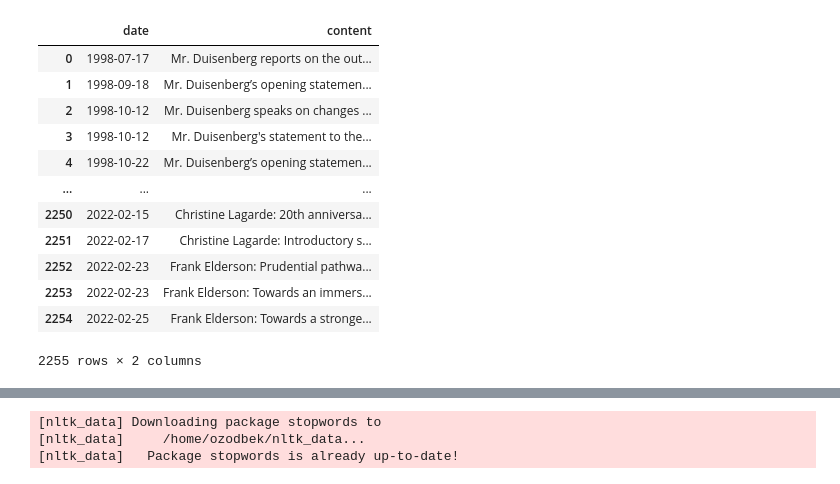
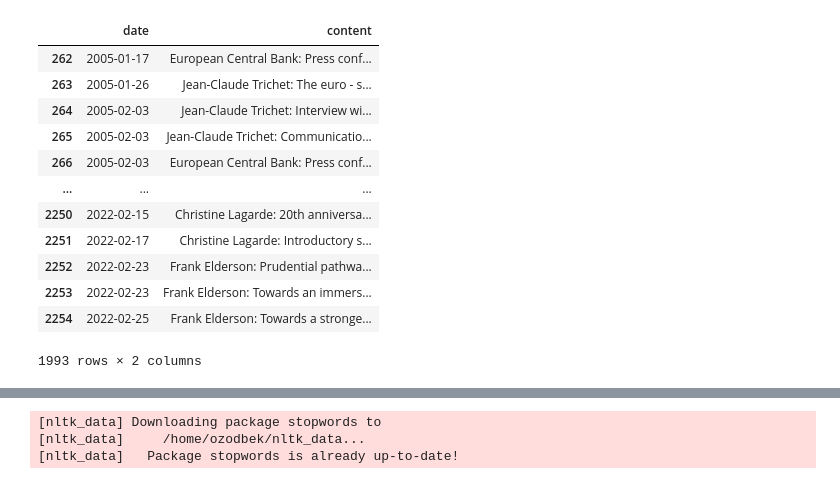
Before and after one commit to OzodbekOzodov/ecb-speeches, a Jupyter notebook: compact_notebook.ipynb, the cells around one changed output, grey strips where cells are left out. Saved outputs shown, nothing was run; the diff lists cells and outputs as text; code cells hidden in the pictures.

```diff
--- a/compact_notebook.ipynb
+++ b/compact_notebook.ipynb
@@ -5,22 +5,24 @@ import os
 speeches = pd.read_parquet('src/Data/ecb-speeches.parquet')
 releases = pd.read_csv("src/Data/ecb_releases_302.csv")
 announcements = pd.read_csv("src/Data/policy_announcements.csv")
-# %%
-speeches
-# %% [output]
-|  | date | content |
-| 0 | 1998-07-17 | Mr. Duisenberg reports on the out... |
-| 1 | 1998-09-18 | Mr. Duisenberg’s opening statemen... |
-| 2 | 1998-10-12 | Mr. Duisenberg speaks on changes ... |
-| 3 | 1998-10-12 | Mr. Duisenberg's statement to the... |
-| 4 | 1998-10-22 | Mr. Duisenberg’s opening statemen... |
-| ... | ... | ... |
-| 2250 | 2022-02-15 | Christine Lagarde: 20th anniversa... |
-| 2251 | 2022-02-17 | Christine Lagarde: Introductory s... |
-| 2252 | 2022-02-23 | Frank Elderson: Prudential pathwa... |
-| 2253 | 2022-02-23 | Frank Elderson: Towards an immers... |
-| 2254 | 2022-02-25 | Frank Elderson: Towards a stronge... |
-2255 rows × 2 columns
+# %%
+# remove the observations that are earlier than 2005
+speeches = speeches[speeches['date'] >= '2005-01-01']
+speeches
+# %% [output]
+|  | date | content |
+| 262 | 2005-01-17 | European Central Bank: Press conf... |
+| 263 | 2005-01-26 | Jean-Claude Trichet: The euro - s... |
+| 264 | 2005-02-03 | Jean-Claude Trichet: Interview wi... |
+| 265 | 2005-02-03 | Jean-Claude Trichet: Communicatio... |
+| 266 | 2005-02-03 | European Central Bank: Press conf... |
+| ... | ... | ... |
+| 2250 | 2022-02-15 | Christine Lagarde: 20th anniversa... |
+| 2251 | 2022-02-17 | Christine Lagarde: Introductory s... |
+| 2252 | 2022-02-23 | Frank Elderson: Prudential pathwa... |
+| 2253 | 2022-02-23 | Frank Elderson: Towards an immers... |
+| 2254 | 2022-02-25 | Frank Elderson: Towards a stronge... |
+1993 rows × 2 columns
 # %%
 import pandas as pd
 
```
Also changed, not shown: parts of 1 cell of this notebook.
